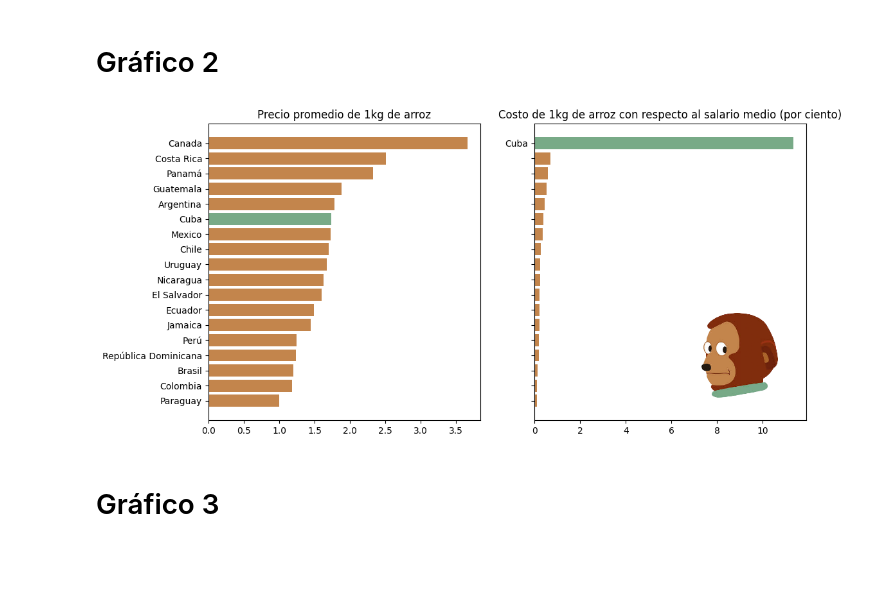
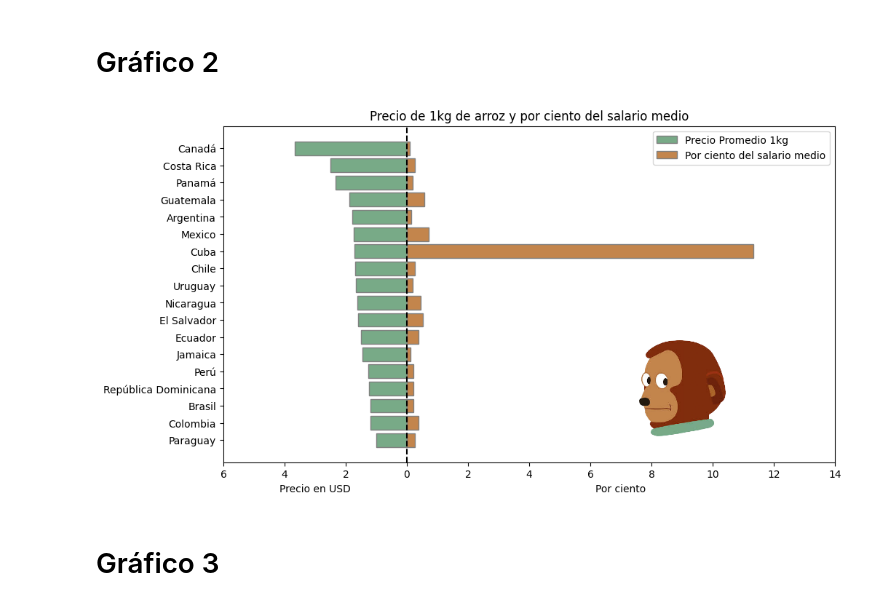
Before and after one commit to FabianCabreraD/Proyecto-ICD, a Jupyter notebook: main.ipynb, the cells around one changed output. Saved outputs shown, nothing was run; the diff lists cells and outputs as text; code cells hidden in the pictures; blank space fills up the shorter version.

```diff
--- a/main.ipynb
+++ b/main.ipynb
@@ -30,9 +28,9 @@ Promedio Estipendio 1er Año en EUR: 0.41
 # %% [markdown]
 <h1>Gráfico 2</h1>
 # %%
-icd.full_rice_graph()
+icd.rice_and_salary_graph()
 # %% [output]
-[figure, old version]
+[figure, new version]
 # %% [markdown]
 <h1>Gráfico 3</h1>
 # %%
```
Also changed, not shown: parts of 6 cells of this notebook.
